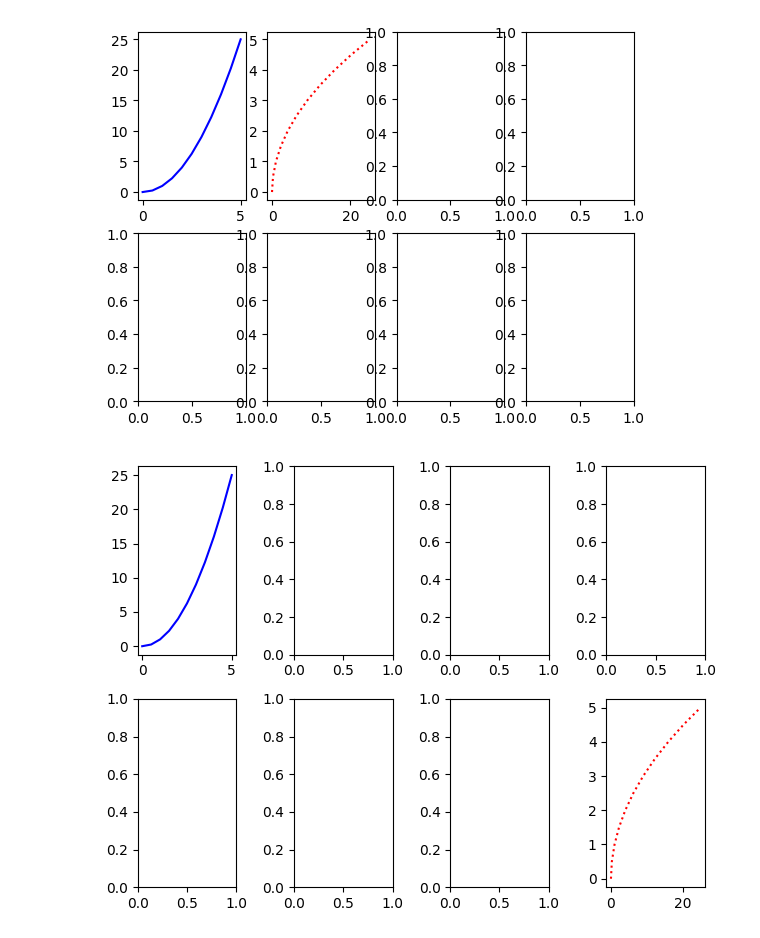
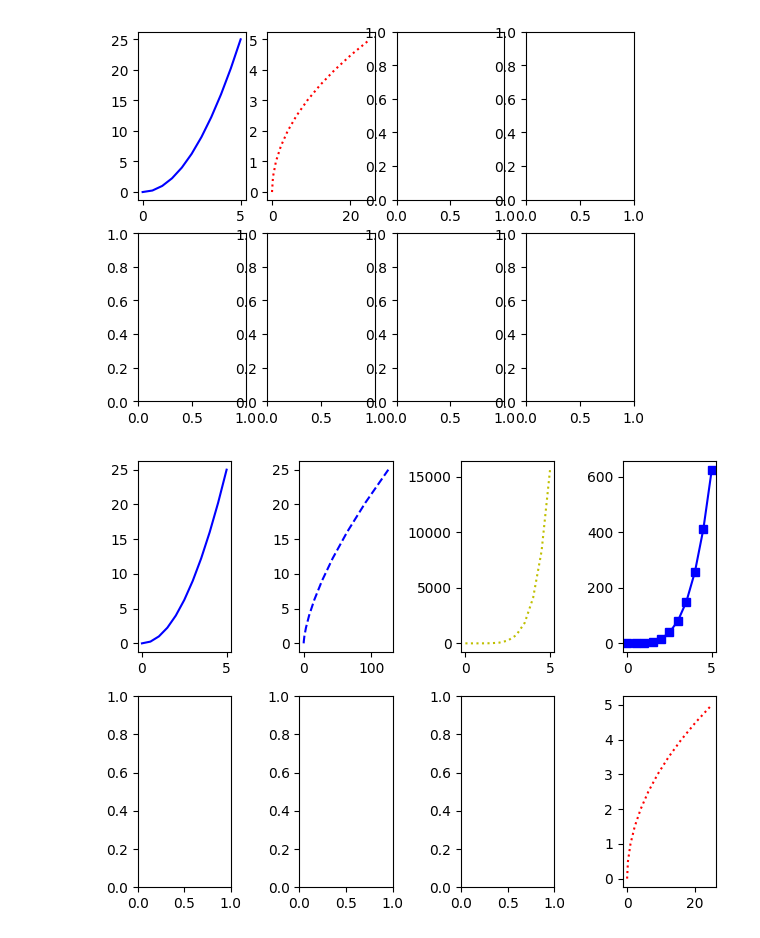
Before and after one commit to M-Alejo/matplot_seaborn, a Jupyter notebook: visualizacion.ipynb, the cells around one changed output. Drawn from its saved outputs; the diff is of its cells as text; code cells hidden in the pictures.

```diff
--- a/visualizacion.ipynb
+++ b/visualizacion.ipynb
@@ -224,19 +224,28 @@ fig.show()
 # %%
 # subplots sirve para agregar varios axes en una figura nrows, ncols define cuantas axes es un array
 
 # se crea el lienzo fig, con ocho axes organizados en dos filas y cuatro columnas, con nombre propios dados por tupla
 fig, ((ax1, ax2, ax3, ax4), (ax5, ax6, ax7, ax8)) = plt.subplots(nrows=2, ncols=4) # despues de fig van los nombres de los axes ((axes de primera fila),(axes de segundafila))
 
-# grafico en axes[0,0]: [nfila, ncolummna], el axes de la primera fila y la primera columna
+# grafico en ax1, el axes de la primera fila y la primera columna
 ax1.plot(x,y, 'b')
 
-# grafico en axes[1,3] : [nfila, ncolumna], el axes de la segunda fila y ultima columna
+# grafico en ax2, el axes de la primera fila y la segunda columna
+ax2.plot(x**3,y, 'b--')
+
+# grafico en ax3, el axes de la primera fila y la tercera columna
+ax3.plot(x,y**3, 'y:')
+
+# grafico en ax4, el axes de la primera fila y la cuarta columna
+ax4.plot(x,y**2, 'bs-')
+
+# grafico en ax8, el axes de la segunda fila y ultima columna
 ax8.plot(y,x, 'r:')
 
 # se ajusta la distancia entre figuras
 fig.tight_layout()
 
 #se muestra el lienzo completo
 fig.show()
 # %% [output]
-[figure, old version]
+[figure, new version]
```
Also changed, not shown: parts of 2 cells of this notebook.
